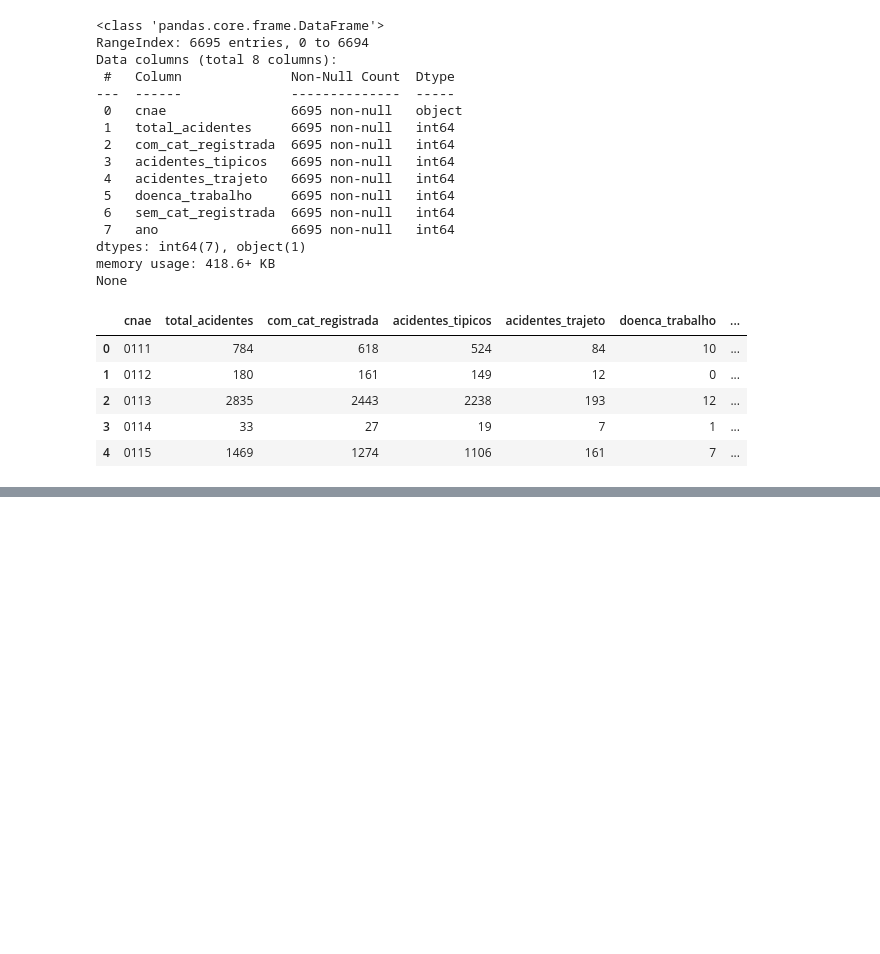
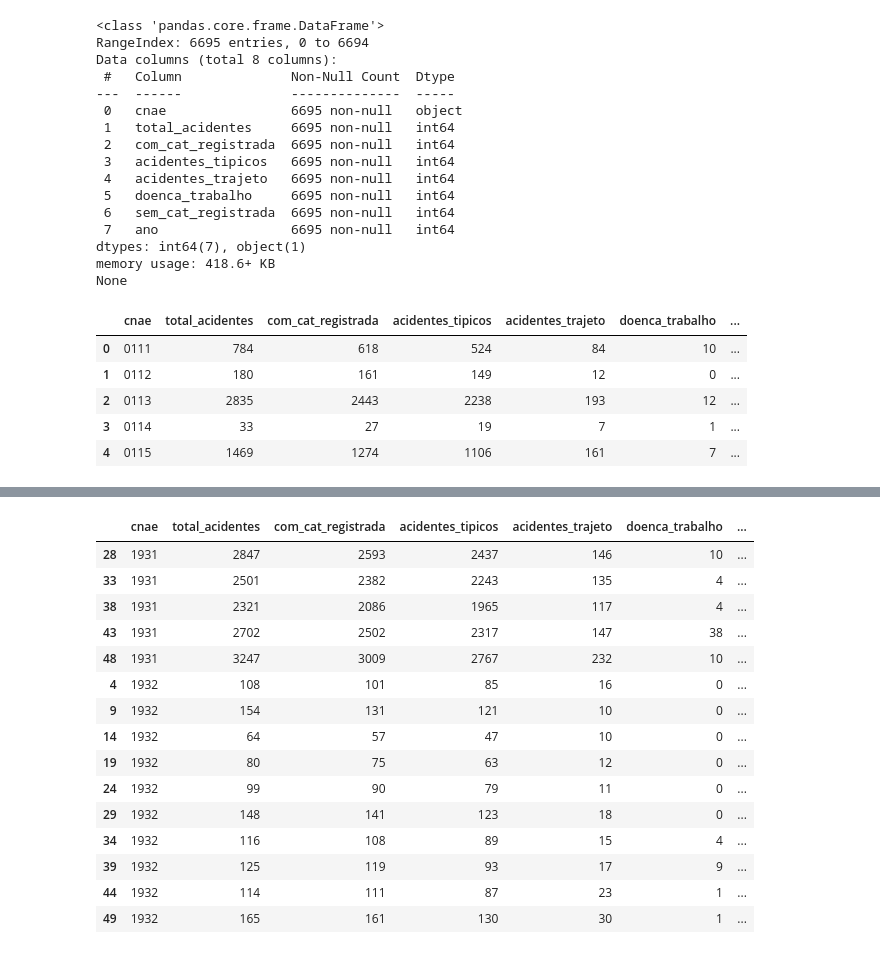
Before and after one commit to telmacarvalho/pi-4-univesp, a Jupyter notebook: tratamento_dados_pi_4.ipynb, the cells around one changed output, grey strips where cells are left out. Saved outputs shown, nothing was run; the diff lists cells and outputs as text; code cells hidden in the pictures; blank space fills up the shorter version.

```diff
--- a/tratamento_dados_pi_4.ipynb
+++ b/tratamento_dados_pi_4.ipynb
@@ -268,0 +273,4 @@ df_consolidado.head()
+# %%
+# Filtra os registros CNAE que começa com 19
+df_petroquimico = df_consolidado[df_consolidado['cnae'].str.startswith('19')].copy().reset_index(drop=True)
+df_petroquimico.head()
@@ -268,0 +284,4 @@ df_consolidado.head()
+# %%
+# Ordena os dados por cnae e ano
+df_petroquimico.sort_values(by=['cnae', 'ano'], inplace=True)
+df_petroquimico.head()
@@ -268,0 +315,4 @@ df_consolidado.head()
+# %%
+# Cria uma nova coluna com o total de acidentes do ano seguinte
+df_petroquimico['target'] = df_petroquimico.groupby('cnae')['total_acidentes'].shift(-1)
+df_petroquimico.head()
@@ -268,0 +326,19 @@ df_consolidado.head()
+# %%
+df_petroquimico.tail(15)
+# %% [output]
+|  | cnae | total_acidentes | com_cat_registrada | acidentes_tipicos | acidentes_trajeto | doenca_trabalho | ... |
+| 28 | 1931 | 2847 | 2593 | 2437 | 146 | 10 | ... |
+| 33 | 1931 | 2501 | 2382 | 2243 | 135 | 4 | ... |
+| 38 | 1931 | 2321 | 2086 | 1965 | 117 | 4 | ... |
+| 43 | 1931 | 2702 | 2502 | 2317 | 147 | 38 | ... |
+| 48 | 1931 | 3247 | 3009 | 2767 | 232 | 10 | ... |
+| 4 | 1932 | 108 | 101 | 85 | 16 | 0 | ... |
+| 9 | 1932 | 154 | 131 | 121 | 10 | 0 | ... |
+| 14 | 1932 | 64 | 57 | 47 | 10 | 0 | ... |
+| 19 | 1932 | 80 | 75 | 63 | 12 | 0 | ... |
+| 24 | 1932 | 99 | 90 | 79 | 11 | 0 | ... |
+| 29 | 1932 | 148 | 141 | 123 | 18 | 0 | ... |
+| 34 | 1932 | 116 | 108 | 89 | 15 | 4 | ... |
+| 39 | 1932 | 125 | 119 | 93 | 17 | 9 | ... |
+| 44 | 1932 | 114 | 111 | 87 | 23 | 1 | ... |
+| 49 | 1932 | 165 | 161 | 130 | 30 | 1 | ... |
```
Also changed, not shown: parts of 17 cells of this notebook.
